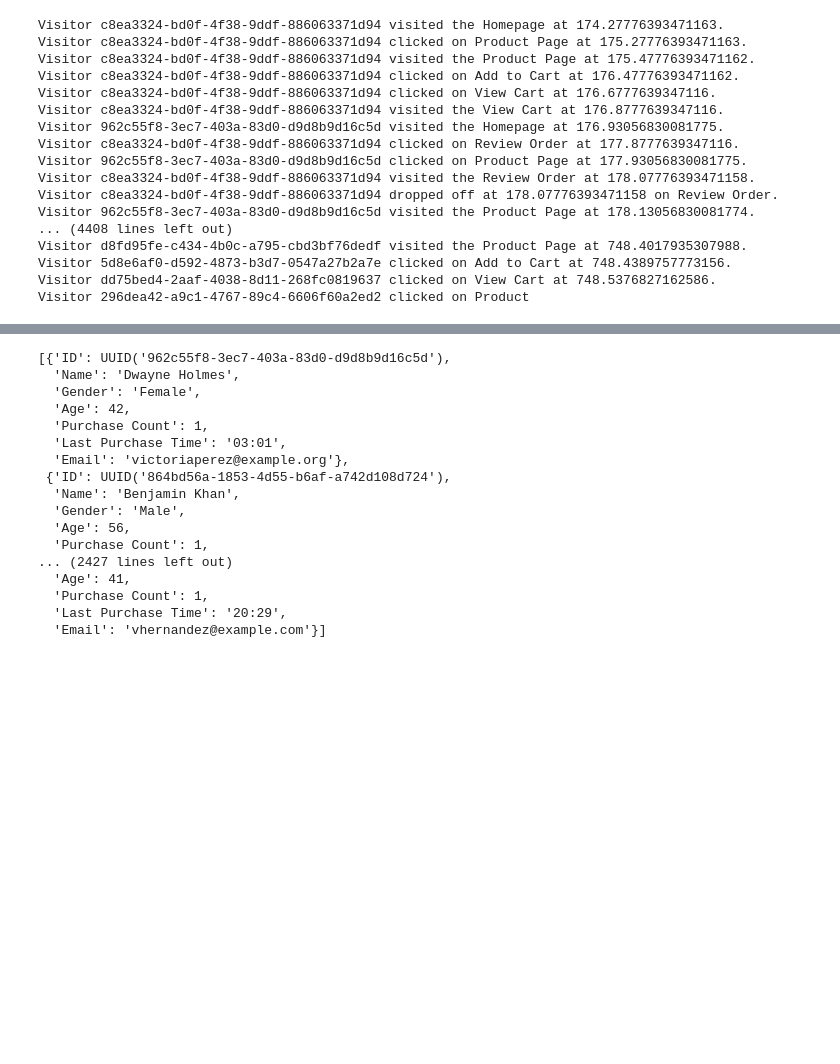
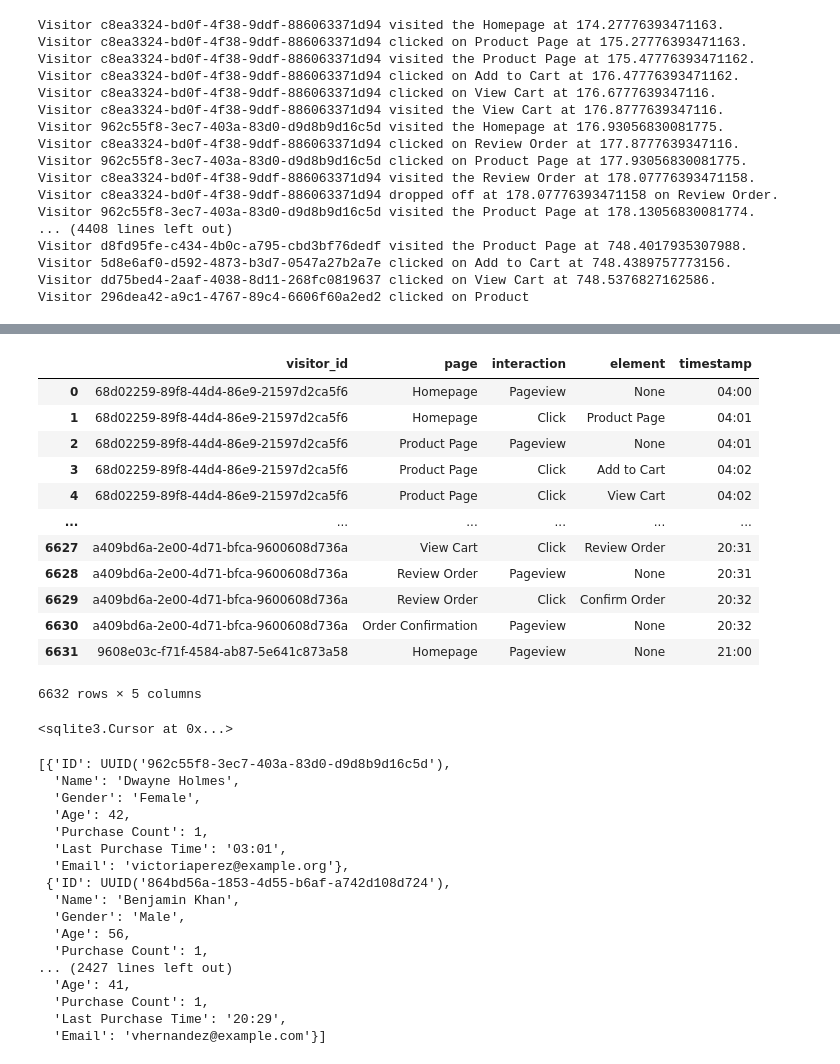
Before and after one commit to SpencerRWood/synthetic-data, a Jupyter notebook: src/Test.ipynb, the cells around one changed output, grey strips where cells are left out. Cells and saved outputs as stored; diff of their text form; code cells hidden in the pictures; blank space fills up the shorter version.

```diff
--- a/src/Test.ipynb
+++ b/src/Test.ipynb
@@ -73,3 +98,35 @@ all_data
+# %%
+db_name = r'../eCommerce_Simulation.db'
+conn = sqlite3.connect(db_name)
+
+query  = '''
+Select *
+From interactions
+'''
+
+pd.read_sql(query, conn)
+# %% [output]
+|  | visitor_id | page | interaction | element | timestamp |
+| 0 | 68d02259-89f8-44d4-86e9-21597d2ca5f6 | Homepage | Pageview | None | 04:00 |
+| 1 | 68d02259-89f8-44d4-86e9-21597d2ca5f6 | Homepage | Click | Product Page | 04:01 |
+| 2 | 68d02259-89f8-44d4-86e9-21597d2ca5f6 | Product Page | Pageview | None | 04:01 |
+| 3 | 68d02259-89f8-44d4-86e9-21597d2ca5f6 | Product Page | Click | Add to Cart | 04:02 |
+| 4 | 68d02259-89f8-44d4-86e9-21597d2ca5f6 | Product Page | Click | View Cart | 04:02 |
+| ... | ... | ... | ... | ... | ... |
+| 6627 | a409bd6a-2e00-4d71-bfca-9600608d736a | View Cart | Click | Review Order | 20:31 |
+| 6628 | a409bd6a-2e00-4d71-bfca-9600608d736a | Review Order | Pageview | None | 20:31 |
+| 6629 | a409bd6a-2e00-4d71-bfca-9600608d736a | Review Order | Click | Confirm Order | 20:32 |
+| 6630 | a409bd6a-2e00-4d71-bfca-9600608d736a | Order Confirmation | Pageview | None | 20:32 |
+| 6631 | 9608e03c-f71f-4584-ab87-5e641c873a58 | Homepage | Pageview | None | 21:00 |
+6632 rows × 5 columns
+# %%
+db_name = r'../eCommerce_Simulation.db'
+conn = sqlite3.connect(db_name)
+cursor = conn.cursor()
+table_name = 'interactions'
+cursor.execute(f"DROP TABLE IF EXISTS {table_name}")
+# %% [output]
+<sqlite3.Cursor at 0x...>
 # %%
 customer_data
 # %% [output]
```
Also changed, not shown: parts of 4 cells of this notebook, 4 other files.
